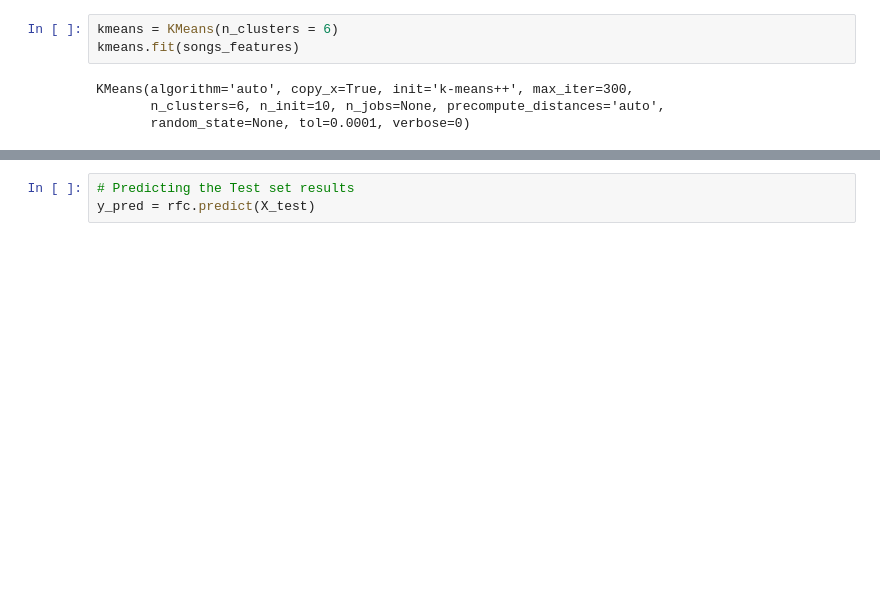
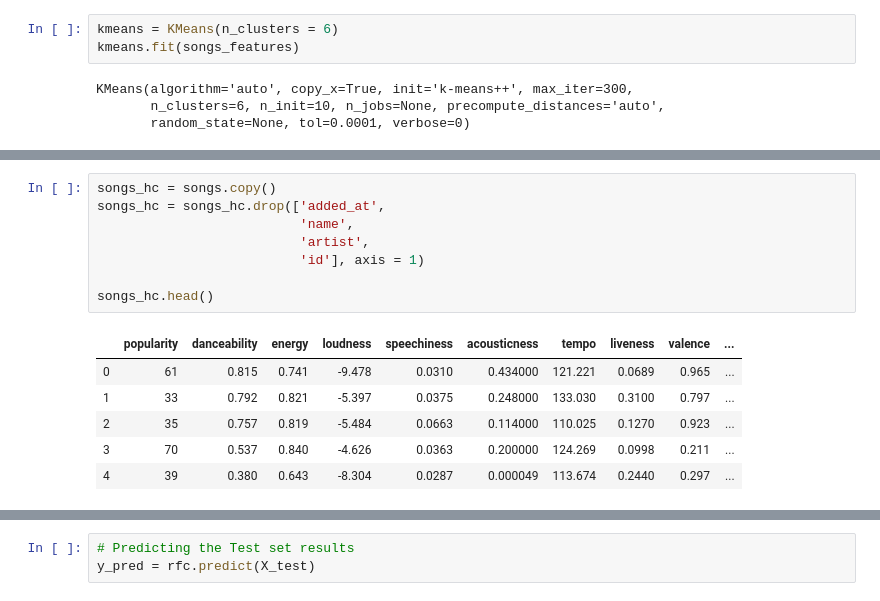
Before and after one commit to SylCard/Spotify-Emotions-Project, a Jupyter notebook: clustering_spotify_songs.ipynb, the cells around one changed output, grey strips where cells are left out. Cells and saved outputs as stored; diff of their text form; blank space fills up the shorter version.

```diff
--- a/clustering_spotify_songs.ipynb
+++ b/clustering_spotify_songs.ipynb
@@ -322,0 +349,15 @@ cluster = sns.lmplot(data=ts, x='x', y='y', hue='label',
+# %%
+songs_hc = songs.copy()
+songs_hc = songs_hc.drop(['added_at',
+                          'name',
+                          'artist',
+                          'id'], axis = 1)
+
+songs_hc.head()
+# %% [output]
+|  | popularity | danceability | energy | loudness | speechiness | acousticness | tempo | liveness | valence | ... |
+| 0 | 61 | 0.815 | 0.741 | -9.478 | 0.0310 | 0.434000 | 121.221 | 0.0689 | 0.965 | ... |
+| 1 | 33 | 0.792 | 0.821 | -5.397 | 0.0375 | 0.248000 | 133.030 | 0.3100 | 0.797 | ... |
+| 2 | 35 | 0.757 | 0.819 | -5.484 | 0.0663 | 0.114000 | 110.025 | 0.1270 | 0.923 | ... |
+| 3 | 70 | 0.537 | 0.840 | -4.626 | 0.0363 | 0.200000 | 124.269 | 0.0998 | 0.211 | ... |
+| 4 | 39 | 0.380 | 0.643 | -8.304 | 0.0287 | 0.000049 | 113.674 | 0.2440 | 0.297 | ... |
```
Also changed, not shown: parts of 65 cells of this notebook, 2 other files.
